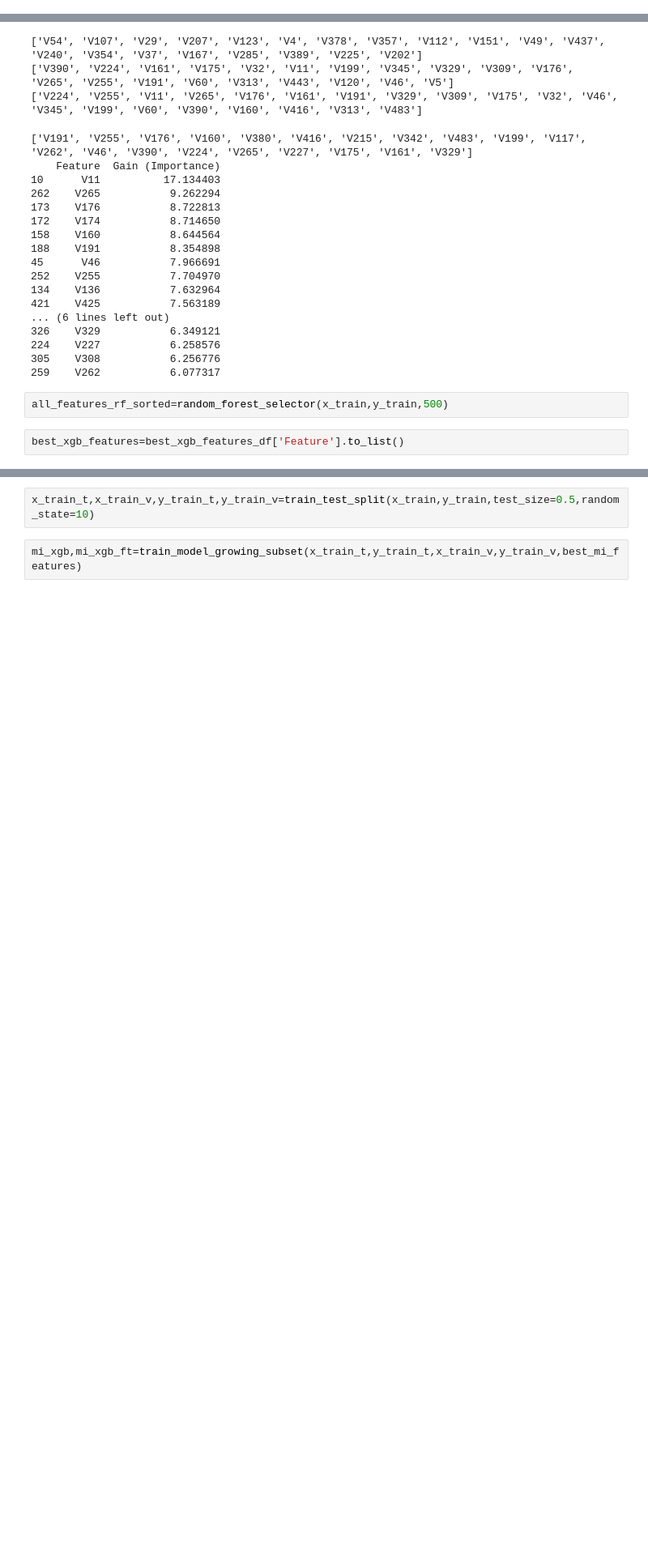
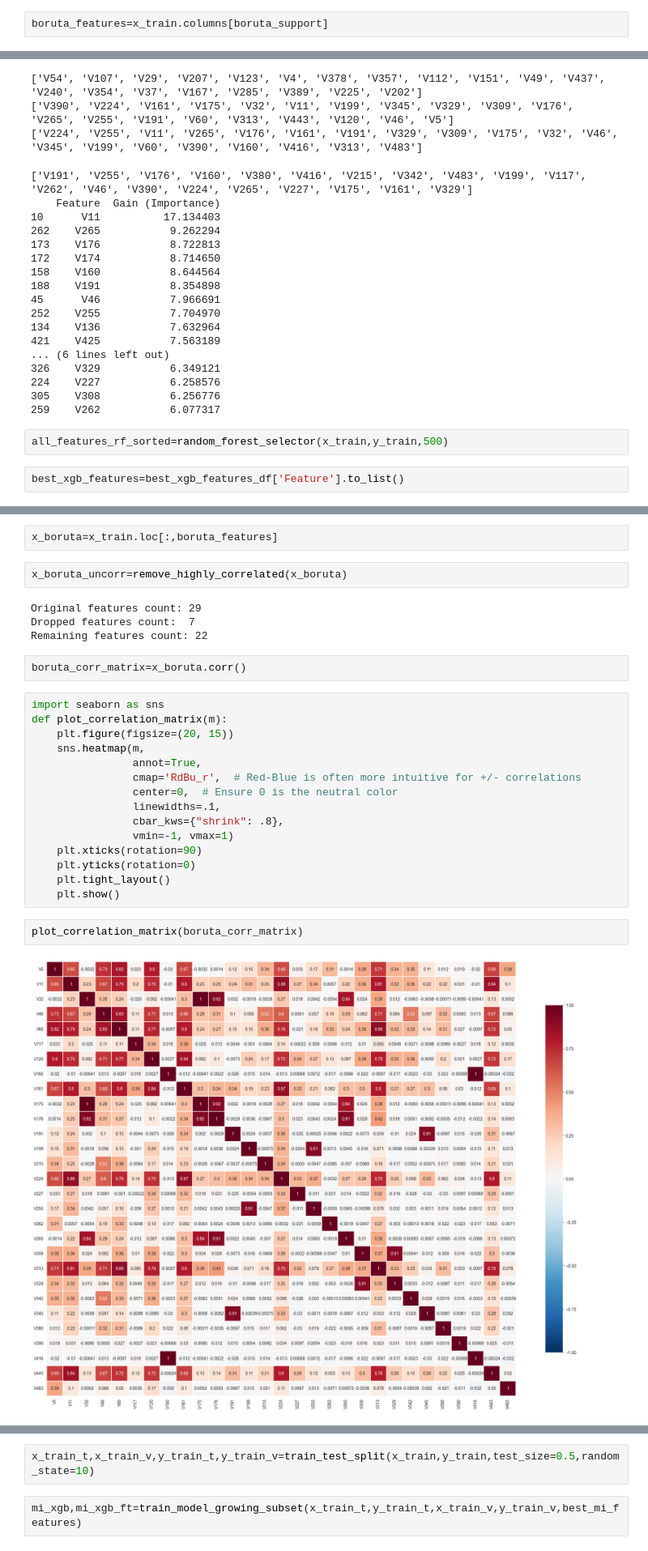
Before and after one commit to M-SZEWCZAK/-Cost-Sensitive-Predictive-Modeling, a Jupyter notebook: eda/structured_selection_runs.ipynb, the cells around one changed output, grey strips where cells are left out. Shown at 81% size. Saved outputs shown, nothing was run; the diff lists cells and outputs as text; blank space fills up the shorter version.

Commit message:
combination training handling

```diff
--- a/eda/structured_selection_runs.ipynb
+++ b/eda/structured_selection_runs.ipynb
@@ -21,0 +43,2 @@ y_train=pd.read_csv("C:\\Users\\andrz\\Downloads\\data\\data\\y_train.txt")
+# %%
+boruta_features=x_train.columns[boruta_support]
@@ -68,0 +122,29 @@ print(len(xgb_rf_common))
+# %%
+x_boruta=x_train.loc[:,boruta_features]
+# %%
+x_boruta_uncorr=remove_highly_correlated(x_boruta)
+# %% [output]
+Original features count: 29
+Dropped features count:  7
+Remaining features count: 22
+# %%
+boruta_corr_matrix=x_boruta.corr()
+# %%
+import seaborn as sns
+def plot_correlation_matrix(m):
+    plt.figure(figsize=(20, 15))
+    sns.heatmap(m,
+                annot=True,
+                cmap='RdBu_r',  # Red-Blue is often more intuitive for +/- correlations
+                center=0,  # Ensure 0 is the neutral color
+                linewidths=.1,
+                cbar_kws={"shrink": .8},
+                vmin=-1, vmax=1)
+    plt.xticks(rotation=90)
+    plt.yticks(rotation=0)
+    plt.tight_layout()
+    plt.show()
+# %%
+plot_correlation_matrix(boruta_corr_matrix)
+# %% [output]
+[figure, added]
```
Also changed, not shown: parts of 16 cells of this notebook, 5 other files.
